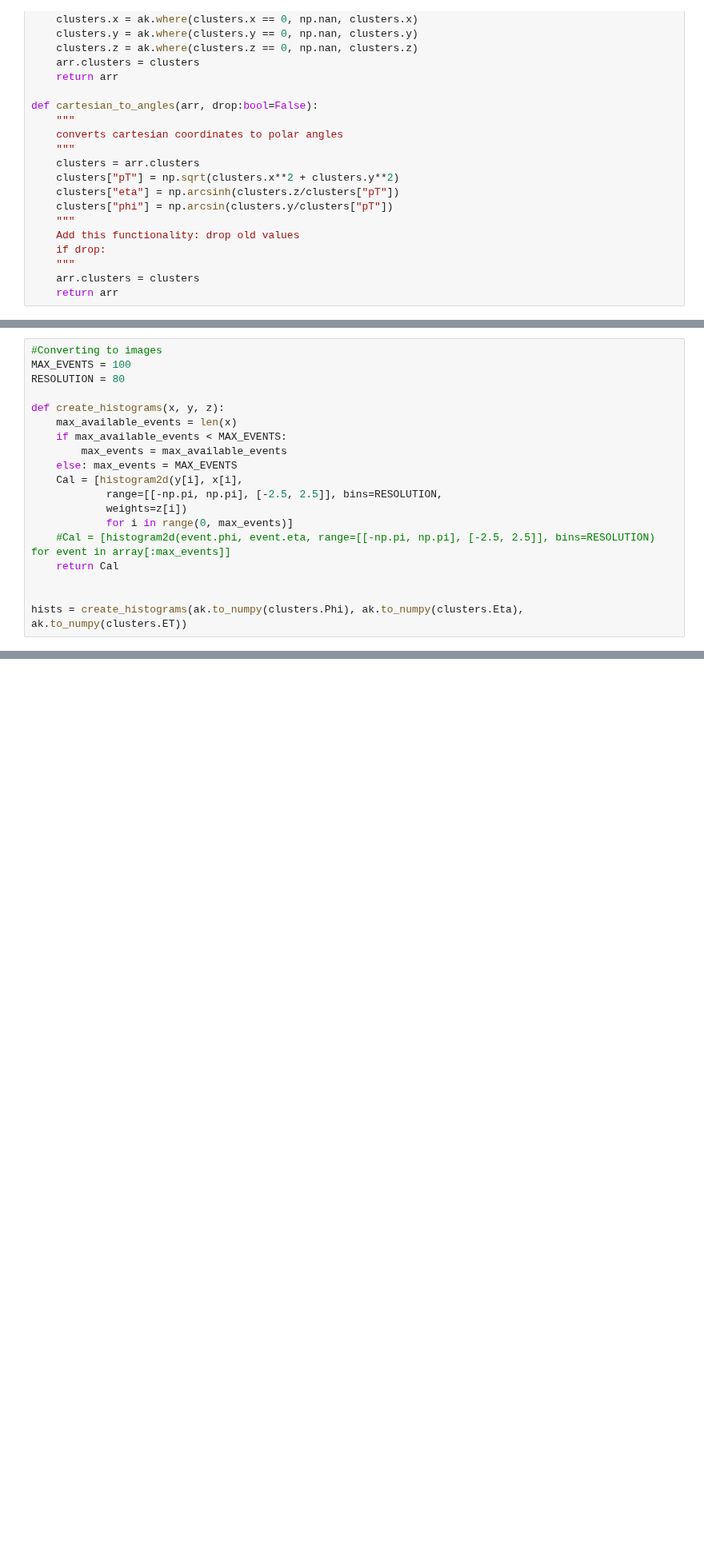
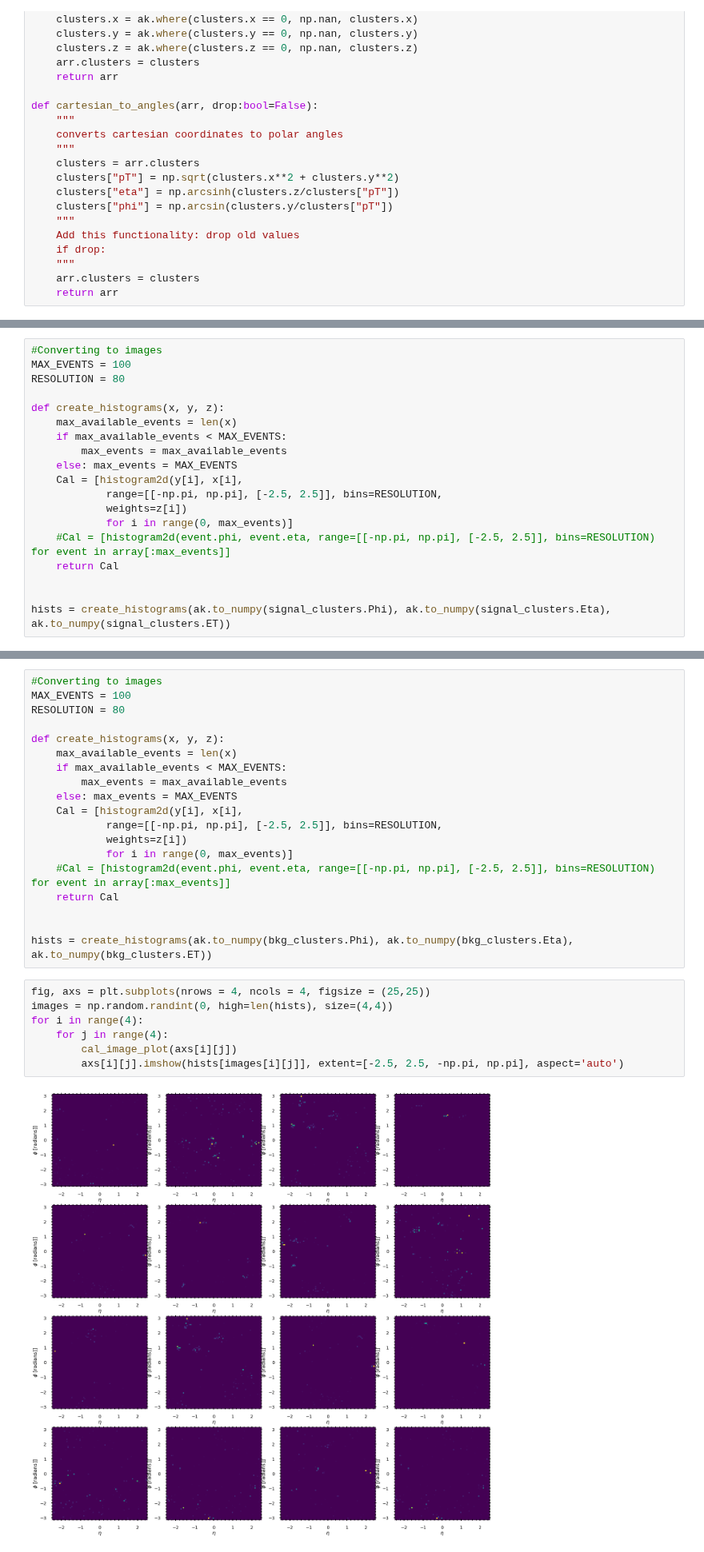
Before and after one commit to choisant/imcalML, a Jupyter notebook: notebooks/analyze_delphes_file.ipynb, the cells around one changed output, grey strips where cells are left out. Shown at 80% size. Saved outputs shown, nothing was run; the diff lists cells and outputs as text; blank space fills up the shorter version.

```diff
--- a/notebooks/analyze_delphes_file.ipynb
+++ b/notebooks/analyze_delphes_file.ipynb
@@ -153,7 +154,7 @@ def create_histograms(x, y, z):
     return Cal
 
 
-hists = create_histograms(ak.to_numpy(clusters.Phi), ak.to_numpy(clusters.Eta), ak.to_numpy(clusters.ET))
+hists = create_histograms(ak.to_numpy(signal_clusters.Phi), ak.to_numpy(signal_clusters.Eta), ak.to_numpy(signal_clusters.ET))
 # %%
 fig, axs = plt.subplots(nrows = 4, ncols = 4, figsize = (25,25))
 images = np.random.randint(0, high=len(hists), size=(4,4))
@@ -165,0 +167,28 @@ for i in range(4):
+# %%
+#Converting to images
+MAX_EVENTS = 100
+RESOLUTION = 80
+
+def create_histograms(x, y, z):
+    max_available_events = len(x)
+    if max_available_events < MAX_EVENTS:
+        max_events = max_available_events
+    else: max_events = MAX_EVENTS
+    Cal = [histogram2d(y[i], x[i],
+            range=[[-np.pi, np.pi], [-2.5, 2.5]], bins=RESOLUTION,
+            weights=z[i])
+            for i in range(0, max_events)]
+    #Cal = [histogram2d(event.phi, event.eta, range=[[-np.pi, np.pi], [-2.5, 2.5]], bins=RESOLUTION) for event in array[:max_events]]
+    return Cal
+
+
+hists = create_histograms(ak.to_numpy(bkg_clusters.Phi), ak.to_numpy(bkg_clusters.Eta), ak.to_numpy(bkg_clusters.ET))
+# %%
+fig, axs = plt.subplots(nrows = 4, ncols = 4, figsize = (25,25))
+images = np.random.randint(0, high=len(hists), size=(4,4))
+for i in range(4):
+    for j in range(4):
+        cal_image_plot(axs[i][j])
+        axs[i][j].imshow(hists[images[i][j]], extent=[-2.5, 2.5, -np.pi, np.pi], aspect='auto')
+# %% [output]
+[figure, added]
```
Also changed, not shown: parts of 11 cells of this notebook.
